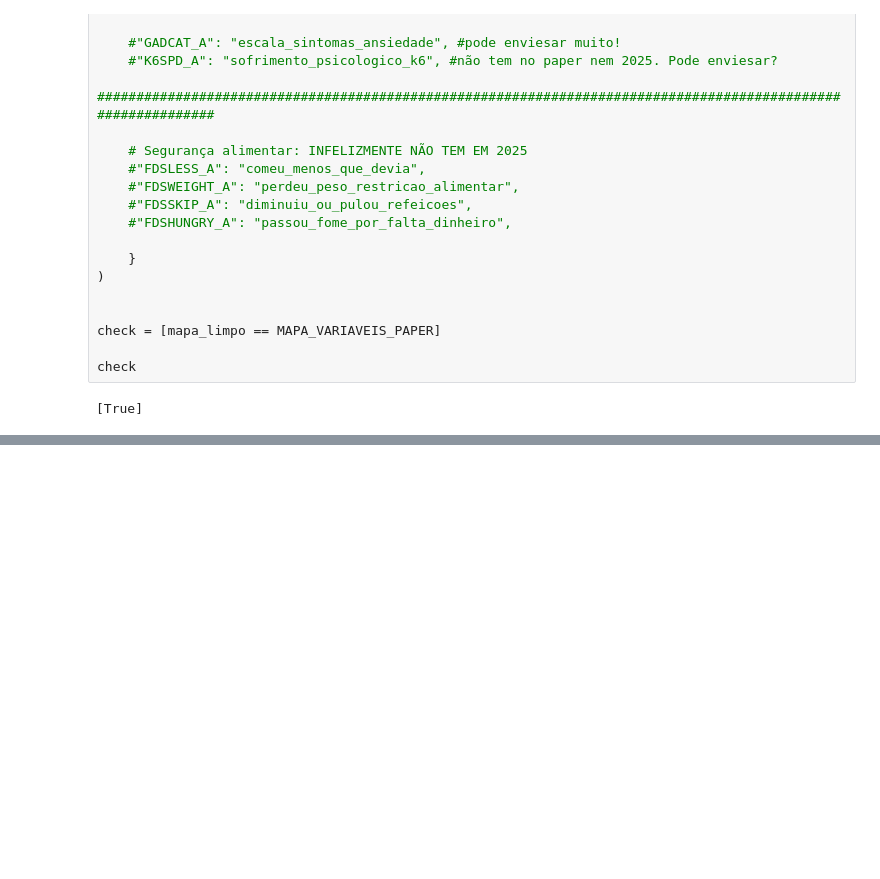
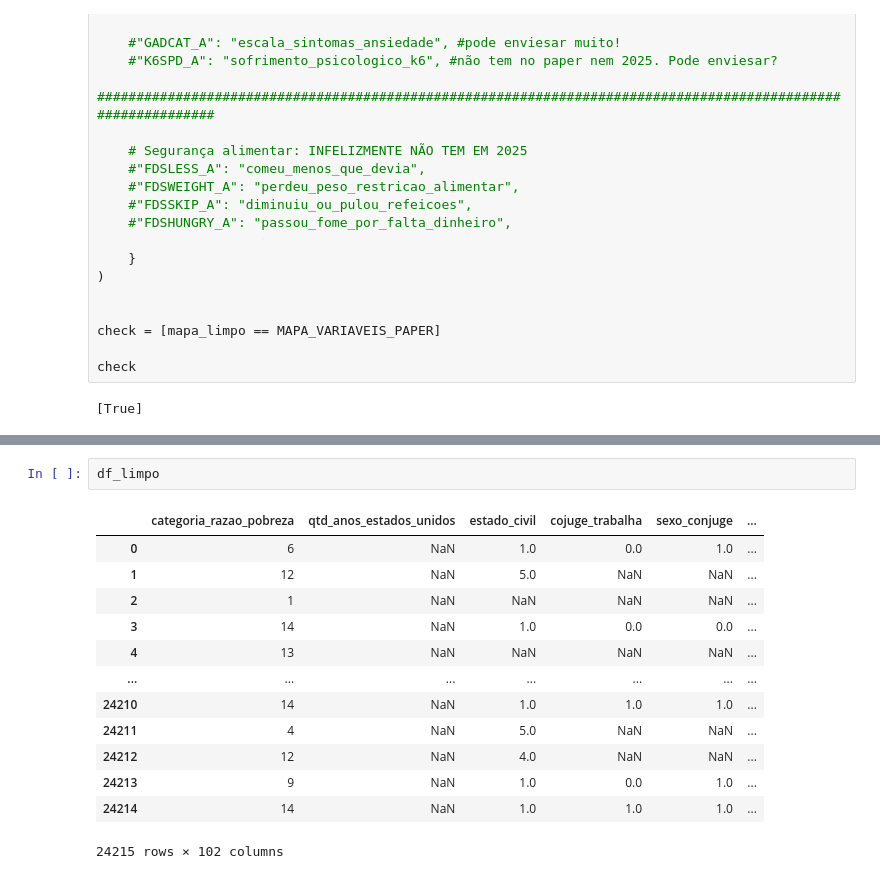
Before and after one commit to JulioSamuelOliveira/saudemental, a Jupyter notebook: 02_preparacao_e_limpeza_2025_mdd.ipynb, the cells around one changed output, grey strips where cells are left out. Drawn from its saved outputs; the diff is of its cells as text; blank space fills up the shorter version.

```diff
--- a/02_preparacao_e_limpeza_2025_mdd.ipynb
+++ b/02_preparacao_e_limpeza_2025_mdd.ipynb
@@ -482,0 +649,16 @@ check
+# %%
+df_limpo
+# %% [output]
+|  | categoria_razao_pobreza | qtd_anos_estados_unidos | estado_civil | cojuge_trabalha | sexo_conjuge | ... |
+| 0 | 6 | NaN | 1.0 | 0.0 | 1.0 | ... |
+| 1 | 12 | NaN | 5.0 | NaN | NaN | ... |
+| 2 | 1 | NaN | NaN | NaN | NaN | ... |
+| 3 | 14 | NaN | 1.0 | 0.0 | 0.0 | ... |
+| 4 | 13 | NaN | NaN | NaN | NaN | ... |
+| ... | ... | ... | ... | ... | ... | ... |
+| 24210 | 14 | NaN | 1.0 | 1.0 | 1.0 | ... |
+| 24211 | 4 | NaN | 5.0 | NaN | NaN | ... |
+| 24212 | 12 | NaN | 4.0 | NaN | NaN | ... |
+| 24213 | 9 | NaN | 1.0 | 0.0 | 1.0 | ... |
+| 24214 | 14 | NaN | 1.0 | 1.0 | 1.0 | ... |
+24215 rows × 102 columns
```
Also changed, not shown: parts of 1 cell of this notebook.
